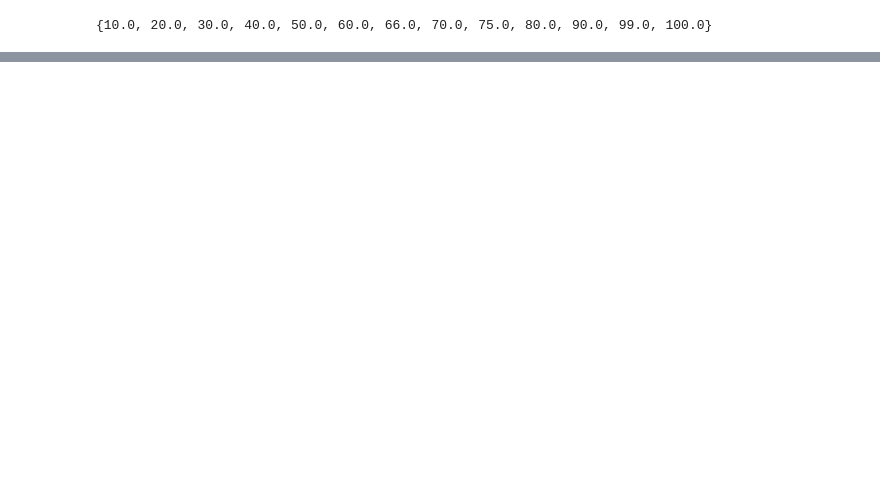
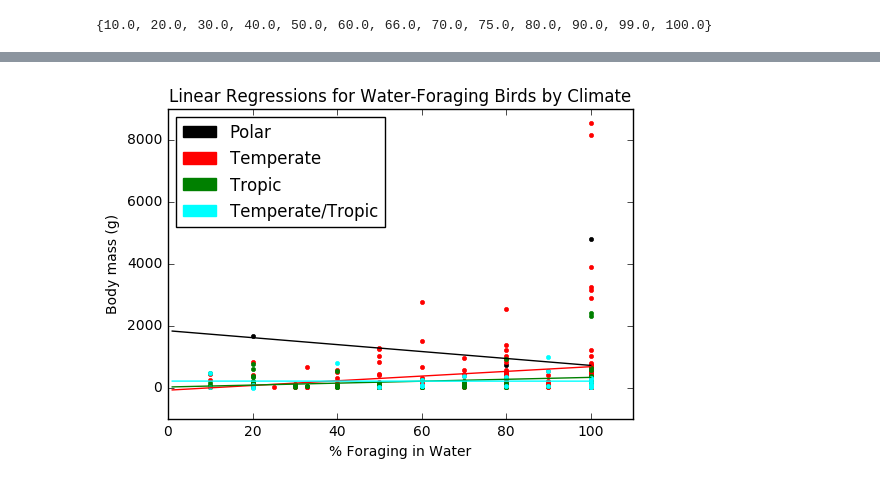
Before and after one commit to tammymach/FinalProject, a Jupyter notebook: Final Project Code_Cook.ipynb, the cells around one changed output, grey strips where cells are left out. Saved outputs shown, nothing was run; the diff lists cells and outputs as text; code cells hidden in the pictures; blank space fills up the shorter version.

```diff
--- a/Final Project Code_Cook.ipynb
+++ b/Final Project Code_Cook.ipynb
@@ -727,0 +734,50 @@ plt.savefig("ForestComparison.jpg")
+# %%
+#Fitting linear regression models that take into account the climates
+modelPWater = LinearRegression(fit_intercept=True)
+modelTWater = LinearRegression(fit_intercept=True)
+modelTrWater = LinearRegression(fit_intercept=True)
+modelTTrWater = LinearRegression(fit_intercept=True)
+
+X = PWBirdWaterAmt[:, np.newaxis]
+y = PolarWaterBirdMass
+
+A = TWBirdWaterAmt[:, np.newaxis]
+b = TempWaterBirdMass
+
+L = TrWBirdWaterAmt[:, np.newaxis]
+m = TropicWaterBirdMass
+
+R = TTrWBirdWaterAmt[:, np.newaxis]
+s = TempTropicWaterBirdMass
+
+modelPWater.fit(X, y)
+modelTWater.fit(A, b)
+modelTrWater.fit(L, m)
+modelTTrWater.fit(R, s)
+
+plt.plot(X, y, '.', color = 'black')
+plt.plot(A, b, '.', color = 'red')
+plt.plot(L, m, '.', color = 'green')
+plt.plot(R, s, '.', color = 'cyan')
+
+xxwp = np.linspace(1, 100)
+yywp = modelPWater.predict(xxwp[:, np.newaxis])
+xxwt = np.linspace(1, 100)
+yywt = modelTWater.predict(xxwt[:, np.newaxis])
+xxwtr = np.linspace(1, 100)
+yywtr = modelTrWater.predict(xxwtr[:, np.newaxis])
+xxwttr = np.linspace(1, 100)
+yywttr = modelTTrWater.predict(xxwttr[:, np.newaxis])
+
+plt.plot(xxwp, yywp, color = 'black')
+plt.plot(xxwt, yywt, color = 'red')
+plt.plot(xxwtr, yywtr, color = 'green')
+plt.plot(xxwttr, yywttr, color = 'cyan')
+plt.xlim(0, 110)
+plt.title("Linear Regressions for Water-Foraging Birds by Climate")
+plt.xlabel("% Foraging in Water")
+plt.ylabel("Body mass (g)")
+plt.legend(handles = [black_patch, red_patch, green_patch, cyan_patch], loc = "upper left")
+plt.savefig("WaterRegressionsClimate.jpg")
+# %% [output]
+[figure, added]
```
Also changed, not shown: parts of 52 cells of this notebook.
